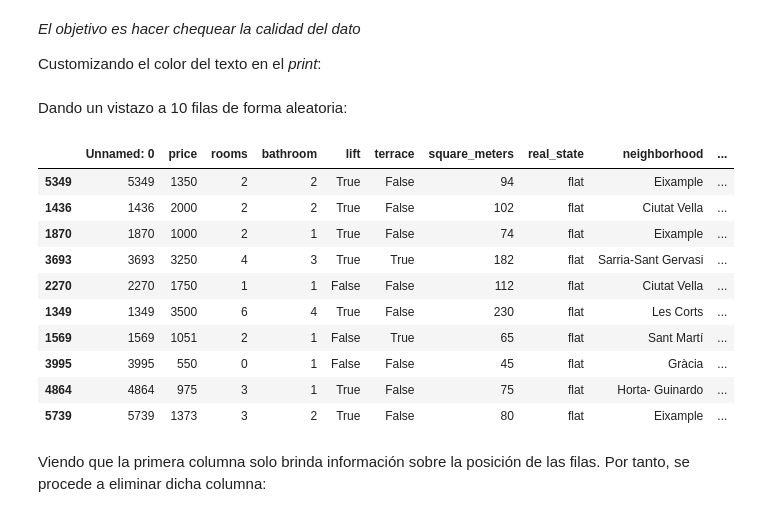
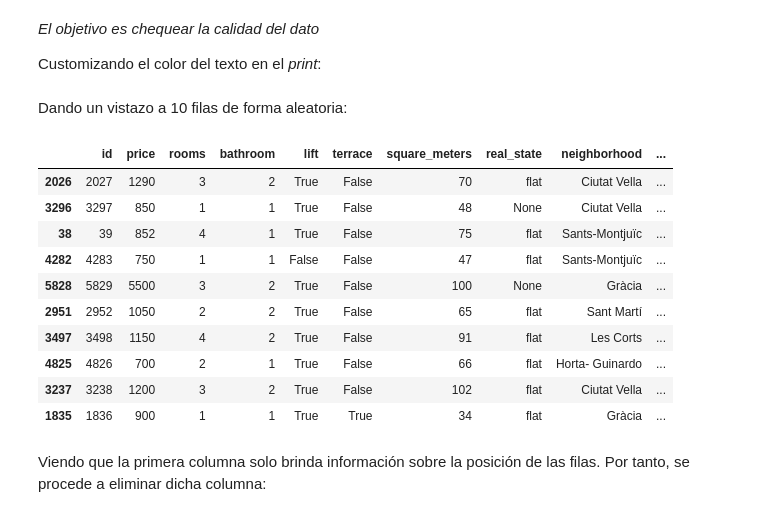
Before and after one commit to carlosarreguib/PROYECTO_1, a Jupyter notebook: Pre-Processing.ipynb, the cells around one changed output. Saved outputs shown, nothing was run; the diff lists cells and outputs as text; code cells hidden in the pictures.

```diff
--- a/Pre-Processing.ipynb
+++ b/Pre-Processing.ipynb
@@ -1,5 +1,5 @@
 # %% [markdown]
-*El objetivo es hacer chequear la calidad del dato*
+*El objetivo es chequear la calidad del dato*
 
 Customizando el color del texto en el *print*:
 # %%
@@ -30,21 +32,23 @@ sns.set_theme(style="whitegrid")
 import numpy as np
 # %% [markdown]
 Dando un vistazo a 10 filas de forma aleatoria:
-# %%
-data=pd.read_csv("Barcelona_Fotocasa_HousingPrices.csv")
-data.iloc[np.random.randint(0,data.shape[0],10),:]
-# %% [output]
-|  | Unnamed: 0 | price | rooms | bathroom | lift | terrace | square_meters | real_state | neighborhood | ... |
-| 5349 | 5349 | 1350 | 2 | 2 | True | False | 94 | flat | Eixample | ... |
-| 1436 | 1436 | 2000 | 2 | 2 | True | False | 102 | flat | Ciutat Vella | ... |
-| 1870 | 1870 | 1000 | 2 | 1 | True | False | 74 | flat | Eixample | ... |
-| 3693 | 3693 | 3250 | 4 | 3 | True | True | 182 | flat | Sarria-Sant Gervasi | ... |
-| 2270 | 2270 | 1750 | 1 | 1 | False | False | 112 | flat | Ciutat Vella | ... |
-| 1349 | 1349 | 3500 | 6 | 4 | True | False | 230 | flat | Les Corts | ... |
-| 1569 | 1569 | 1051 | 2 | 1 | False | True | 65 | flat | Sant Martí | ... |
-| 3995 | 3995 | 550 | 0 | 1 | False | False | 45 | flat | Gràcia | ... |
-| 4864 | 4864 | 975 | 3 | 1 | True | False | 75 | flat | Horta- Guinardo | ... |
-| 5739 | 5739 | 1373 | 3 | 2 | True | False | 80 | flat | Eixample | ... |
+# %%
+connection = pymysql.connect( host="127.0.0.1",user='root', charset= 'utf8mb4', db= "viviendas_bcn", cursorclass=pymysql.cursors.DictCursor )
+query="SELECT * FROM `viviendas_bcn`.`kaggle`;"
+data = pd.read_sql(query, connection)
+data.iloc[np.random.randint(0,data.shape[0],10),:]
+# %% [output]
+|  | id | price | rooms | bathroom | lift | terrace | square_meters | real_state | neighborhood | ... |
+| 2026 | 2027 | 1290 | 3 | 2 | True | False | 70 | flat | Ciutat Vella | ... |
+| 3296 | 3297 | 850 | 1 | 1 | True | False | 48 | None | Ciutat Vella | ... |
+| 38 | 39 | 852 | 4 | 1 | True | False | 75 | flat | Sants-Montjuïc | ... |
+| 4282 | 4283 | 750 | 1 | 1 | False | False | 47 | flat | Sants-Montjuïc | ... |
+| 5828 | 5829 | 5500 | 3 | 2 | True | False | 100 | None | Gràcia | ... |
+| 2951 | 2952 | 1050 | 2 | 2 | True | False | 65 | flat | Sant Martí | ... |
+| 3497 | 3498 | 1150 | 4 | 2 | True | False | 91 | flat | Les Corts | ... |
+| 4825 | 4826 | 700 | 2 | 1 | True | False | 66 | flat | Horta- Guinardo | ... |
+| 3237 | 3238 | 1200 | 3 | 2 | True | False | 102 | flat | Ciutat Vella | ... |
+| 1835 | 1836 | 900 | 1 | 1 | True | True | 34 | flat | Gràcia | ... |
 # %% [markdown]
 Viendo que la primera columna solo brinda información sobre la posición de las filas. Por tanto, se procede a eliminar dicha columna:
 # %%
```
Also changed, not shown: parts of 11 cells of this notebook, 4 other files.
